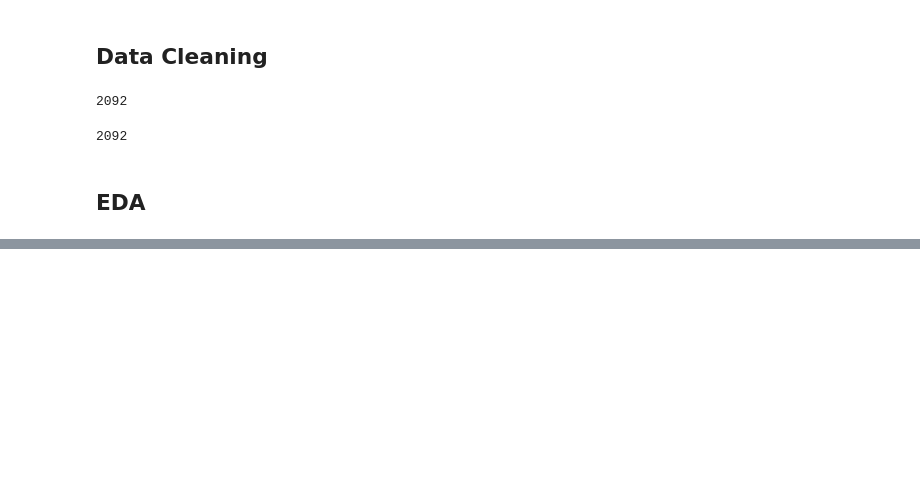
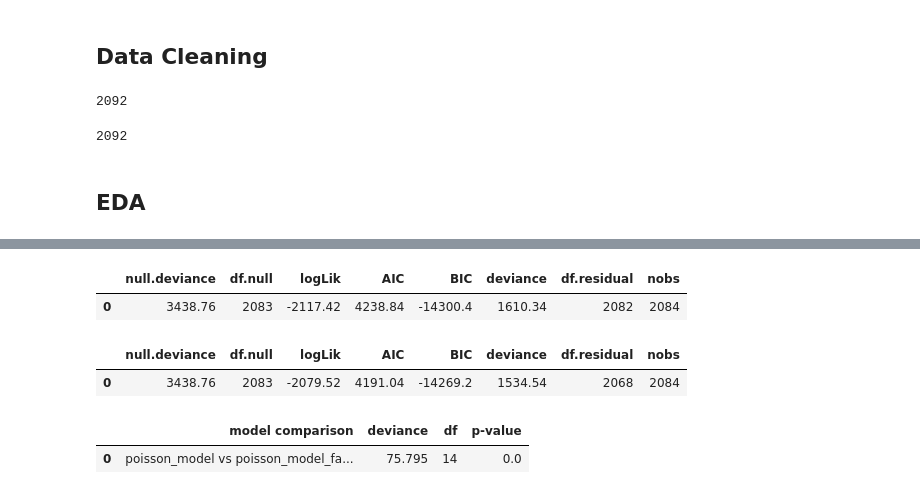
Before and after one commit to diverse-data-hub/diverse-data-hub.github.io, a Jupyter notebook: website_files/notebooks/marchmadness_py.ipynb, the cells around one changed output, grey strips where cells are left out. Saved outputs shown, nothing was run; the diff lists cells and outputs as text; code cells hidden in the pictures; blank space fills up the shorter version.

```diff
--- a/website_files/notebooks/marchmadness_py.ipynb
+++ b/website_files/notebooks/marchmadness_py.ipynb
@@ -88,0 +131,8 @@ jitter_plot
+# %%
+poisson_model = smf.glm(
+    "tourney_wins ~ seed", data=marchmadness, family=sm.families.Poisson()
+).fit()
+
+poisson_model_factor = smf.glm(
+    "tourney_wins ~ seed", data=marchmadness_factor, family=sm.families.Poisson()
+).fit()
@@ -88,0 +171,56 @@ jitter_plot
+# %%
+summary_poisson_model_dict = {
+    'null.deviance' : poisson_model.null_deviance,
+    'df.null' : poisson_model.nobs - 1,
+    'logLik': poisson_model.llf,
+    'AIC': poisson_model.aic,
+    'BIC': poisson_model.bic,
+    'deviance': poisson_model.deviance,
+    'df.residual': poisson_model.df_resid,
+    'nobs': poisson_model.nobs
+}
+
+summary_poisson_model_df = pd.DataFrame([summary_poisson_model_dict]).round(2)
+
+summary_poisson_model_df
+# %% [output]
+|  | null.deviance | df.null | logLik | AIC | BIC | deviance | df.residual | nobs |
+| 0 | 3438.76 | 2083 | -2117.42 | 4238.84 | -14300.4 | 1610.34 | 2082 | 2084 |
+# %%
+summary_poisson_model_factor_dict = {
+    'null.deviance' : poisson_model_factor.null_deviance,
+    'df.null' : poisson_model_factor.nobs - 1,
+    'logLik': poisson_model_factor.llf,
+    'AIC': poisson_model_factor.aic,
+    'BIC': poisson_model_factor.bic,
+    'deviance': poisson_model_factor.deviance,
+    'df.residual': poisson_model_factor.df_resid,
+    'nobs': poisson_model_factor.nobs
+}
+
+summary_poisson_model_factor_df = pd.DataFrame([summary_poisson_model_factor_dict]).round(2)
+
+summary_poisson_model_factor_df
+# %% [output]
+|  | null.deviance | df.null | logLik | AIC | BIC | deviance | df.residual | nobs |
+| 0 | 3438.76 | 2083 | -2079.52 | 4191.04 | -14269.2 | 1534.54 | 2068 | 2084 |
+# %%
+# manual chi sq test for GLMs
+
+# deviance
+deviance = 2 * (poisson_model_factor.llf - poisson_model.llf)
+df_diff = poisson_model_factor.df_model - poisson_model.df_model
+p_value = stats.chi2.sf(lr_stat, df_diff)
+
+# Format result
+anova_result = pd.DataFrame({
+    "model comparison": ["poisson_model vs poisson_model_factor"],
+    "deviance": [deviance],
+    "df": [df_diff],
+    "p-value": [p_value]
+}).round(3)
+
+anova_result
+# %% [output]
+|  | model comparison | deviance | df | p-value |
+| 0 | poisson_model vs poisson_model_fa... | 75.795 | 14 | 0.0 |
```
Also changed, not shown: parts of 9 cells of this notebook.
